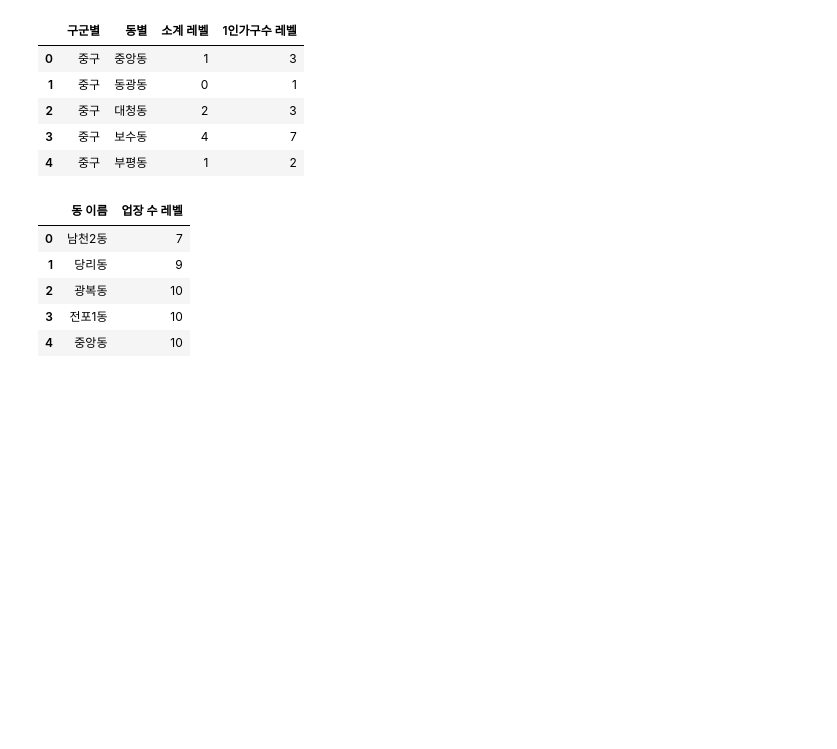
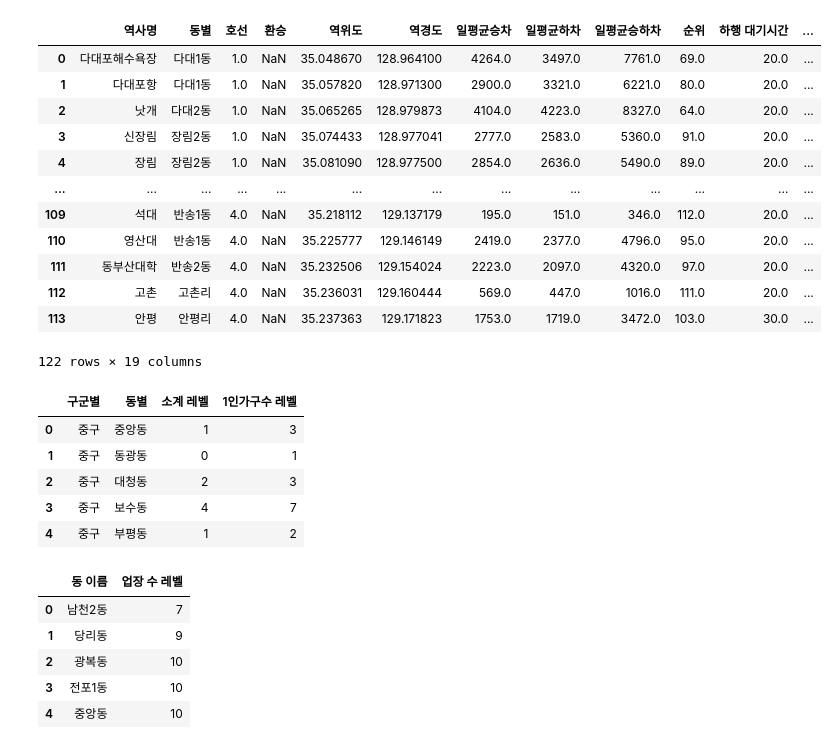
Before and after one commit to Busan-Bigdata-analysis/storage, a Jupyter notebook: handlingData/dataJoin.ipynb, the cells around one changed output. Drawn from its saved outputs; the diff is of its cells as text; code cells hidden in the pictures; blank space fills up the shorter version.

```diff
--- a/handlingData/dataJoin.ipynb
+++ b/handlingData/dataJoin.ipynb
@@ -15,14 +9,28 @@ dir_list
 # %%
 def readfile(file_name):
     f_type = file_name.split('.')[-1]
     if f_type == 'xlsx':
         return pd.read_excel(f'../data/total_data/{file_name}',index_col=0)
     elif f_type == 'csv':
         return pd.read_csv(f'../data/total_data/{file_name}',encoding='cp949',index_col=0)
     else:
         return None
 
-readfile(dir_list[0])
+readfile(dir_list[0]).head()
+# %% [output]
+|  | 역사명 | 동별 | 호선 | 환승 | 역위도 | 역경도 | 일평균승차 | 일평균하차 | 일평균승하차 | 순위 | 하행 대기시간 | ... |
+| 0 | 다대포해수욕장 | 다대1동 | 1.0 | NaN | 35.048670 | 128.964100 | 4264.0 | 3497.0 | 7761.0 | 69.0 | 20.0 | ... |
+| 1 | 다대포항 | 다대1동 | 1.0 | NaN | 35.057820 | 128.971300 | 2900.0 | 3321.0 | 6221.0 | 80.0 | 20.0 | ... |
+| 2 | 낫개 | 다대2동 | 1.0 | NaN | 35.065265 | 128.979873 | 4104.0 | 4223.0 | 8327.0 | 64.0 | 20.0 | ... |
+| 3 | 신장림 | 장림2동 | 1.0 | NaN | 35.074433 | 128.977041 | 2777.0 | 2583.0 | 5360.0 | 91.0 | 20.0 | ... |
+| 4 | 장림 | 장림2동 | 1.0 | NaN | 35.081090 | 128.977500 | 2854.0 | 2636.0 | 5490.0 | 89.0 | 20.0 | ... |
+| ... | ... | ... | ... | ... | ... | ... | ... | ... | ... | ... | ... | ... |
+| 109 | 석대 | 반송1동 | 4.0 | NaN | 35.218112 | 129.137179 | 195.0 | 151.0 | 346.0 | 112.0 | 20.0 | ... |
+| 110 | 영산대 | 반송1동 | 4.0 | NaN | 35.225777 | 129.146149 | 2419.0 | 2377.0 | 4796.0 | 95.0 | 20.0 | ... |
+| 111 | 동부산대학 | 반송2동 | 4.0 | NaN | 35.232506 | 129.154024 | 2223.0 | 2097.0 | 4320.0 | 97.0 | 20.0 | ... |
+| 112 | 고촌 | 고촌리 | 4.0 | NaN | 35.236031 | 129.160444 | 569.0 | 447.0 | 1016.0 | 111.0 | 20.0 | ... |
+| 113 | 안평 | 안평리 | 4.0 | NaN | 35.237363 | 129.171823 | 1753.0 | 1719.0 | 3472.0 | 103.0 | 30.0 | ... |
+122 rows × 19 columns
 # %%
 dong_data = readfile(dir_list[0])
 dong_store = readfile(dir_list[-1])
```
Also changed, not shown: parts of 34 cells of this notebook, 2 other files.
